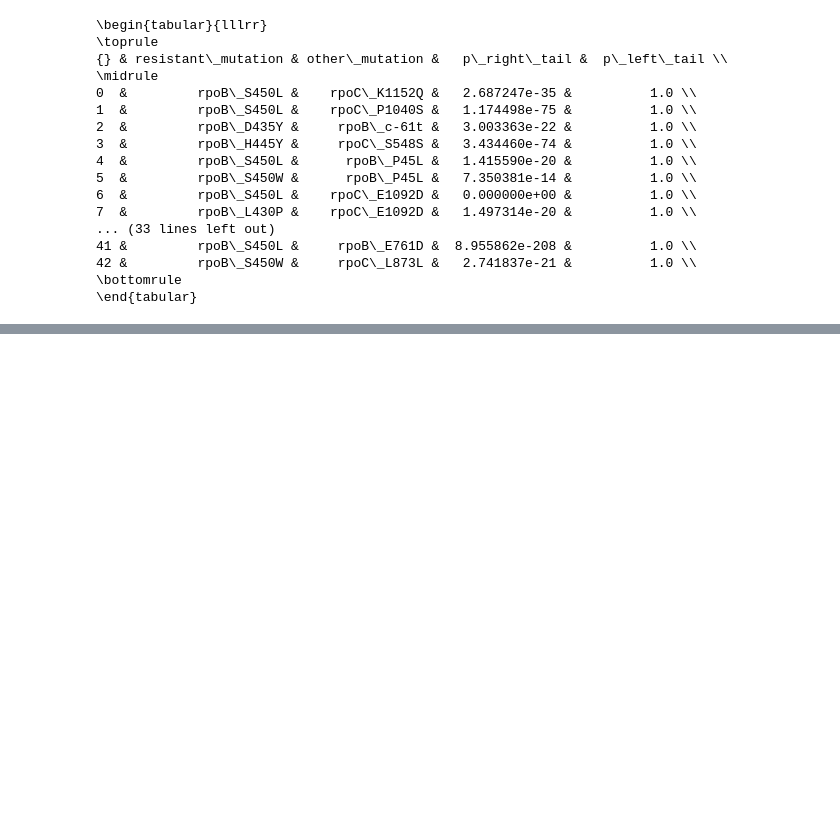
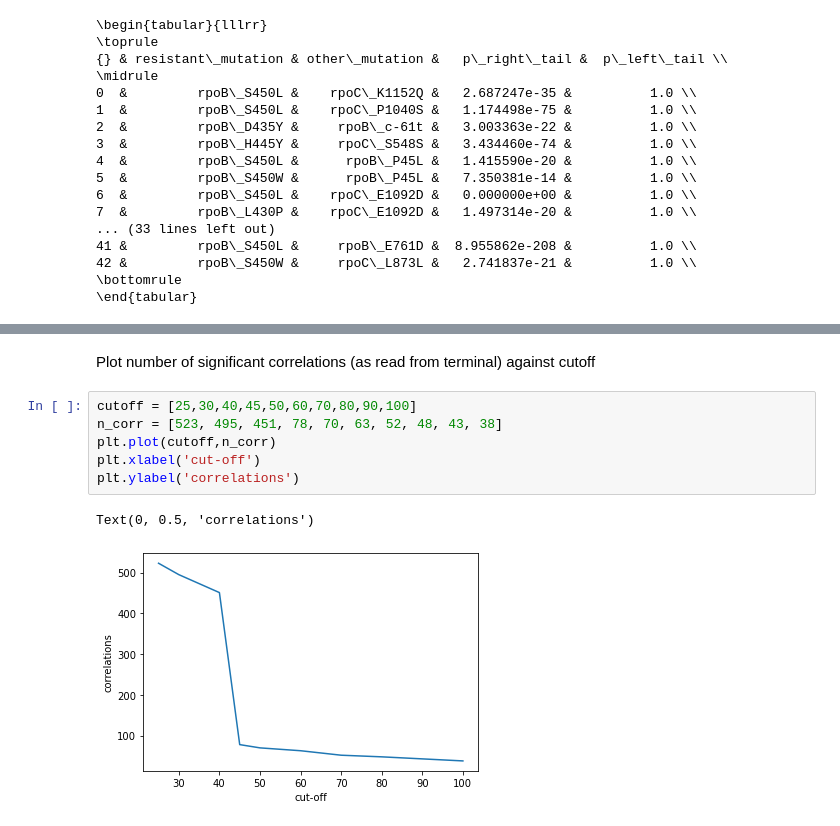
Before and after one commit to fowler-lab/tb-rnap-compensation, a Jupyter notebook: Create figures and tables.ipynb, the cells around one changed output, grey strips where cells are left out. Drawn from its saved outputs; the diff is of its cells as text; blank space fills up the shorter version.

```diff
--- a/Create figures and tables.ipynb
+++ b/Create figures and tables.ipynb
@@ -84,0 +118,11 @@ print(new.to_latex())
+# %% [markdown]
+Plot number of significant correlations (as read from terminal) against cutoff
+# %%
+cutoff = [25,30,40,45,50,60,70,80,90,100]
+n_corr = [523, 495, 451, 78, 70, 63, 52, 48, 43, 38]
+plt.plot(cutoff,n_corr)
+plt.xlabel('cut-off')
+plt.ylabel('correlations')
+# %% [output]
+Text(0, 0.5, 'correlations')
+[figure, added]
```
Also changed, not shown: parts of 9 cells of this notebook.
